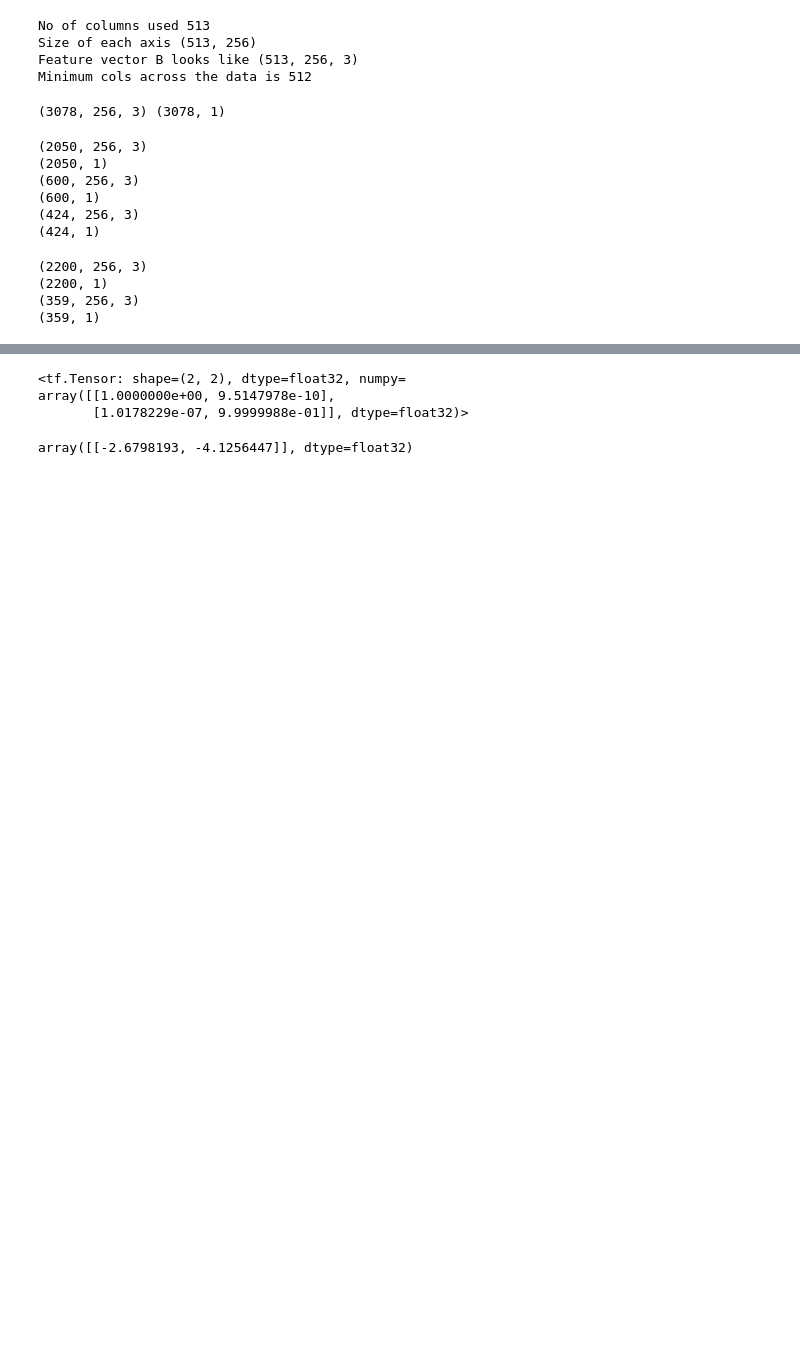
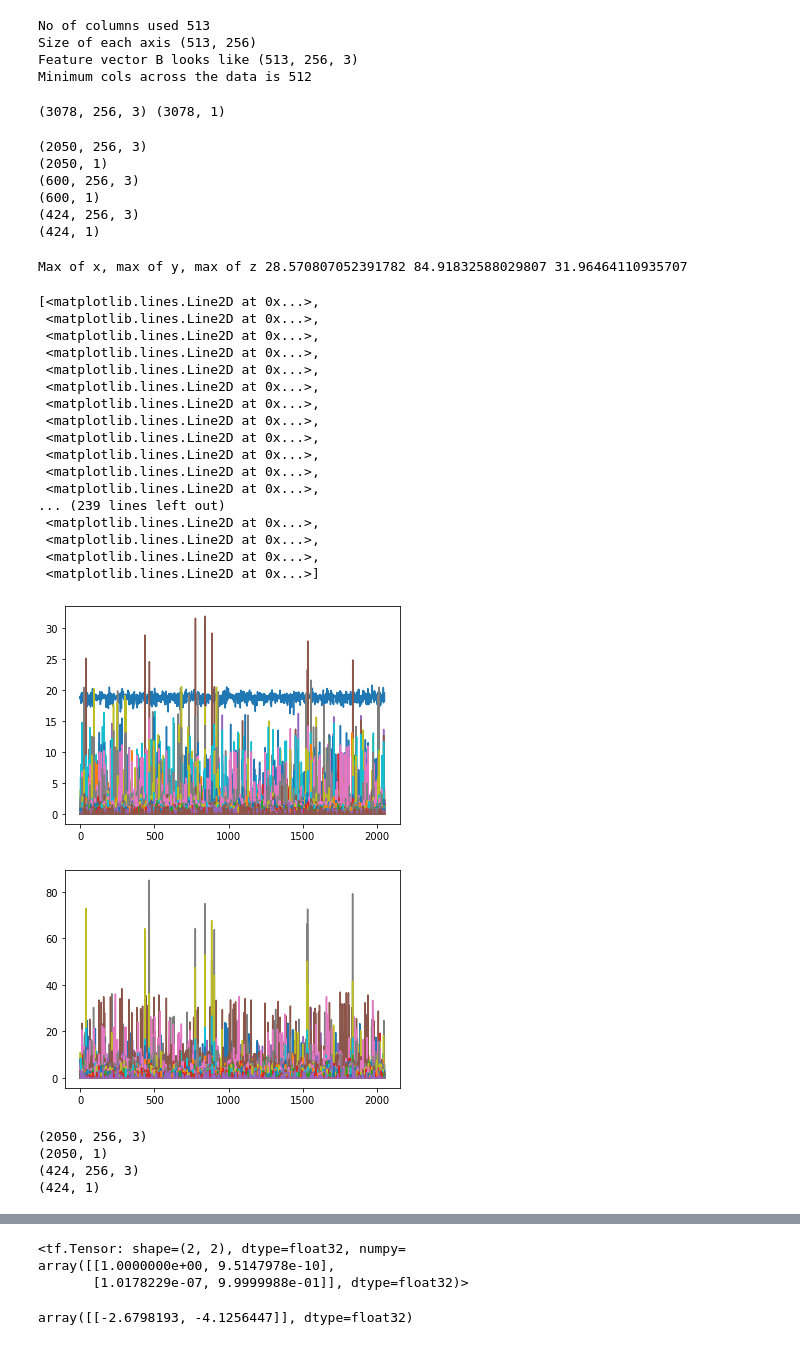
Before and after one commit to Balrog16/Test, a Jupyter notebook: MIMII_Fan_Training.ipynb, the cells around one changed output, grey strips where cells are left out. Saved outputs shown, nothing was run; the diff lists cells and outputs as text; code cells hidden in the pictures; blank space fills up the shorter version.

```diff
--- a/MIMII_Fan_Training.ipynb
+++ b/MIMII_Fan_Training.ipynb
@@ -90,6 +90,8 @@ validIdx = 2051
 testIdx = 2651
 endIdx = 3075
 # generate a dataset for training and testing
+# the DC component is dropped to eliminate huge value in the axis pointing downwards
+x[:, 0, 1] =0
 x_train = x[1:trainIdx, :, :]
 y_train = y[1:trainIdx, :]
 
@@ -116,6 +118,34 @@ print(y_test.shape)
 (600, 1)
 (424, 256, 3)
 (424, 1)
+# %%
+# plot the data
+plt.plot(x_train[:, :, 2])
+plt.figure(1)
+print('Max of x, max of y, max of z', np.max(x_train[:,:,0]), np.max(x_train[:, :,1]), np.max(x_train[:,:,2]))
+plt.figure(2)
+plt.plot(x_train[:, 1:256 , 1])
+# %% [output]
+Max of x, max of y, max of z 28.570807052391782 84.91832588029807 31.96464110935707
+[<matplotlib.lines.Line2D at 0x...>,
+ <matplotlib.lines.Line2D at 0x...>,
+ <matplotlib.lines.Line2D at 0x...>,
+ <matplotlib.lines.Line2D at 0x...>,
+ <matplotlib.lines.Line2D at 0x...>,
+ <matplotlib.lines.Line2D at 0x...>,
+ <matplotlib.lines.Line2D at 0x...>,
+ <matplotlib.lines.Line2D at 0x...>,
+ <matplotlib.lines.Line2D at 0x...>,
+ <matplotlib.lines.Line2D at 0x...>,
+ <matplotlib.lines.Line2D at 0x...>,
+ <matplotlib.lines.Line2D at 0x...>,
+... (239 lines left out)
+ <matplotlib.lines.Line2D at 0x...>,
+ <matplotlib.lines.Line2D at 0x...>,
+ <matplotlib.lines.Line2D at 0x...>,
+ <matplotlib.lines.Line2D at 0x...>]
+[figure, added]
+[figure, added]
 # %%
 # check vector shape
 print(x_train.shape)
@@ -124,10 +154,10 @@ print(y_train.shape)
 print(x_test.shape)
 print(y_test.shape)
 # %% [output]
-(2200, 256, 3)
-(2200, 1)
-(359, 256, 3)
-(359, 1)
+(2050, 256, 3)
+(2050, 1)
+(424, 256, 3)
+(424, 1)
 # %%
 # time to try NN
 
```
Also changed, not shown: parts of 8 cells of this notebook.
